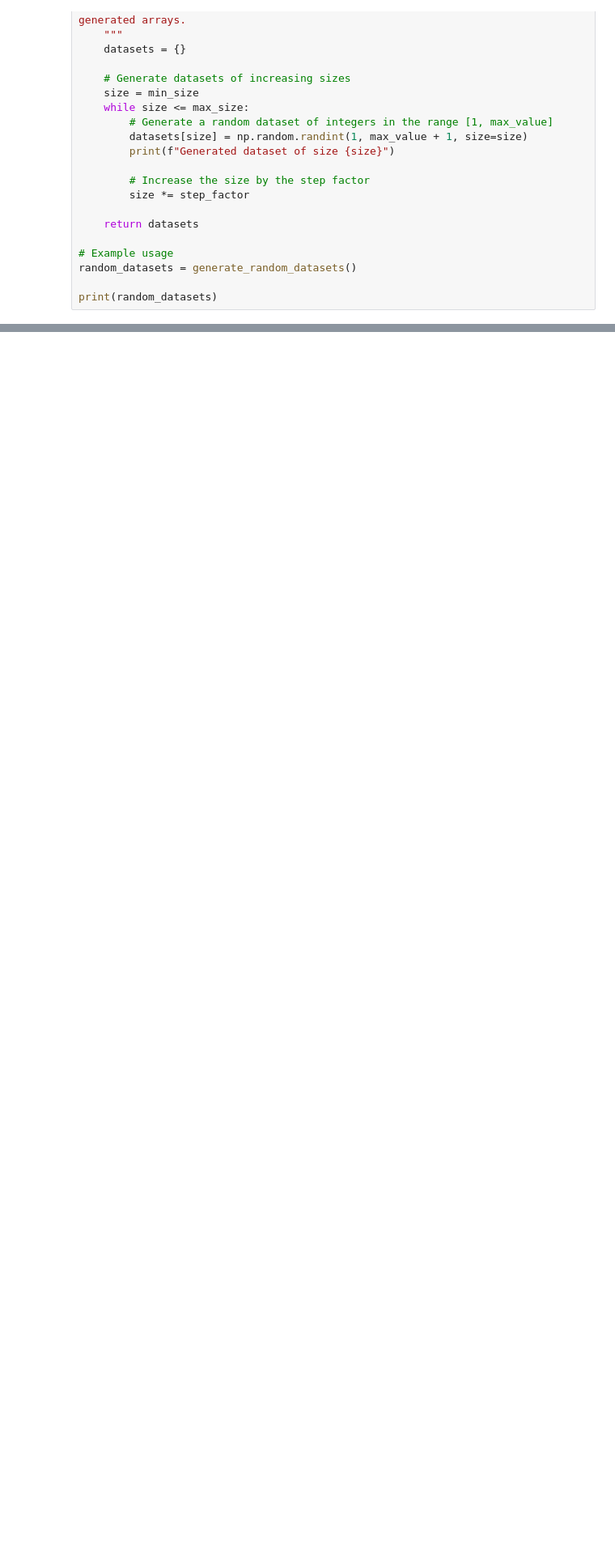
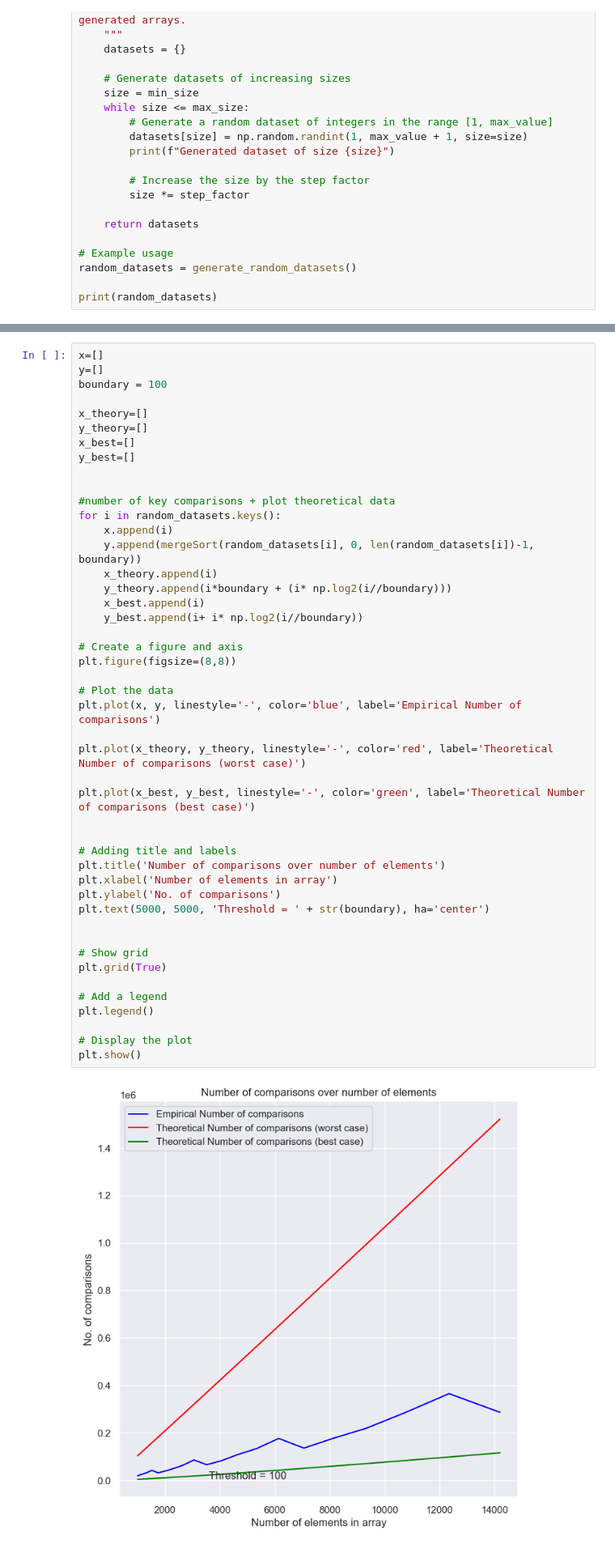
Before and after one commit to nickleezx/SC2001-Lab-Projects, a Jupyter notebook: Lab 1/Hybridsort.ipynb, the cells around one changed output, grey strips where cells are left out. Shown at 81% size. Drawn from its saved outputs; the diff is of its cells as text; blank space fills up the shorter version.

Commit message:
Minor edits to labelling of graphs

```diff
--- a/Lab 1/Hybridsort.ipynb
+++ b/Lab 1/Hybridsort.ipynb
@@ -132,0 +183,48 @@ print(random_datasets[1000])
+# %%
+x=[]
+y=[]
+boundary = 100
+
+x_theory=[]
+y_theory=[]
+x_best=[]
+y_best=[]
+
+
+#number of key comparisons + plot theoretical data
+for i in random_datasets.keys():
+    x.append(i)
+    y.append(mergeSort(random_datasets[i], 0, len(random_datasets[i])-1, boundary))
+    x_theory.append(i)
+    y_theory.append(i*boundary + (i* np.log2(i//boundary)))
+    x_best.append(i)
+    y_best.append(i+ i* np.log2(i//boundary))
+
+# Create a figure and axis
+plt.figure(figsize=(8,8))
+
+# Plot the data
+plt.plot(x, y, linestyle='-', color='blue', label='Empirical Number of comparisons')
+
+plt.plot(x_theory, y_theory, linestyle='-', color='red', label='Theoretical Number of comparisons (worst case)')
+
+plt.plot(x_best, y_best, linestyle='-', color='green', label='Theoretical Number of comparisons (best case)')
+
+
+# Adding title and labels
+plt.title('Number of comparisons over number of elements')
+plt.xlabel('Number of elements in array')
+plt.ylabel('No. of comparisons')
+plt.text(5000, 5000, 'Threshold = ' + str(boundary), ha='center')
+
+
+# Show grid
+plt.grid(True)
+
+# Add a legend
+plt.legend()
+
+# Display the plot
+plt.show()
+# %% [output]
+[figure, added]
```
Also changed, not shown: parts of 22 cells of this notebook.
